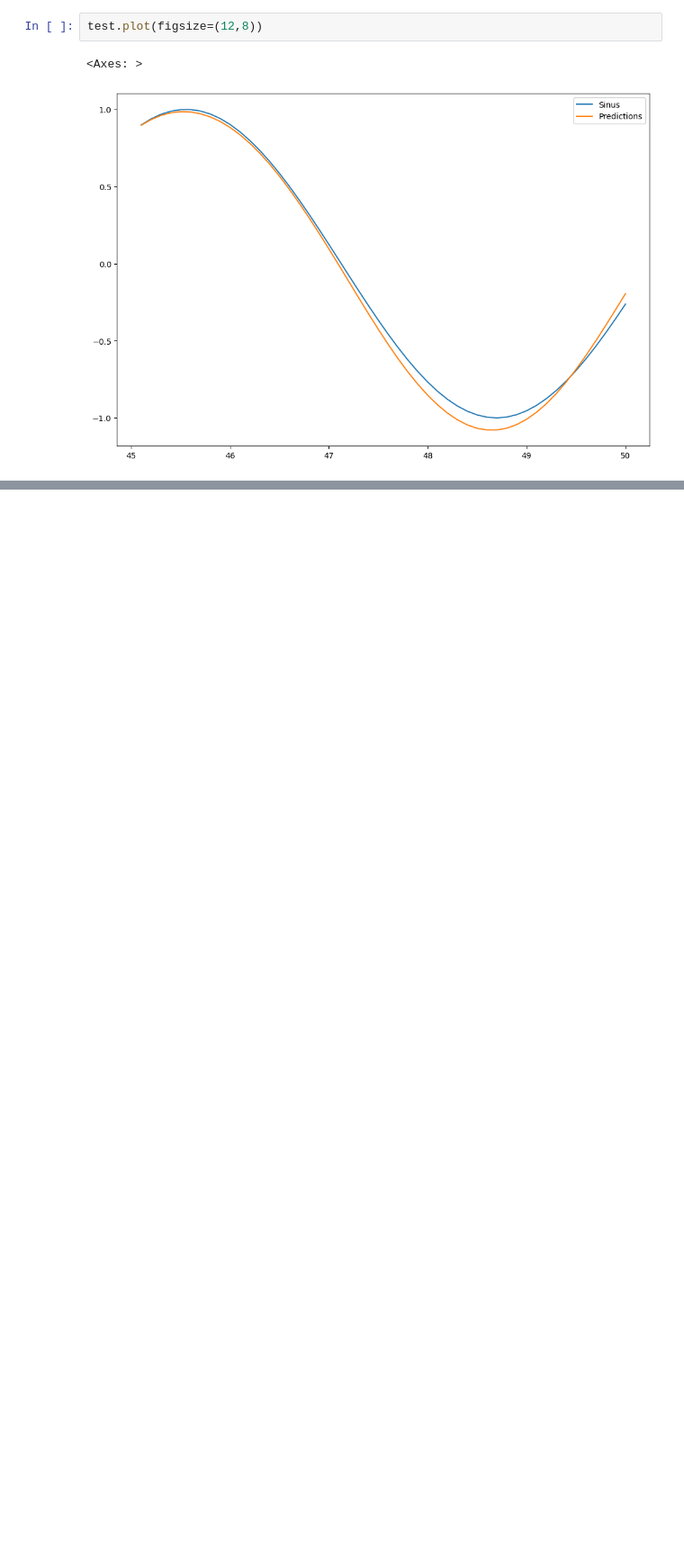
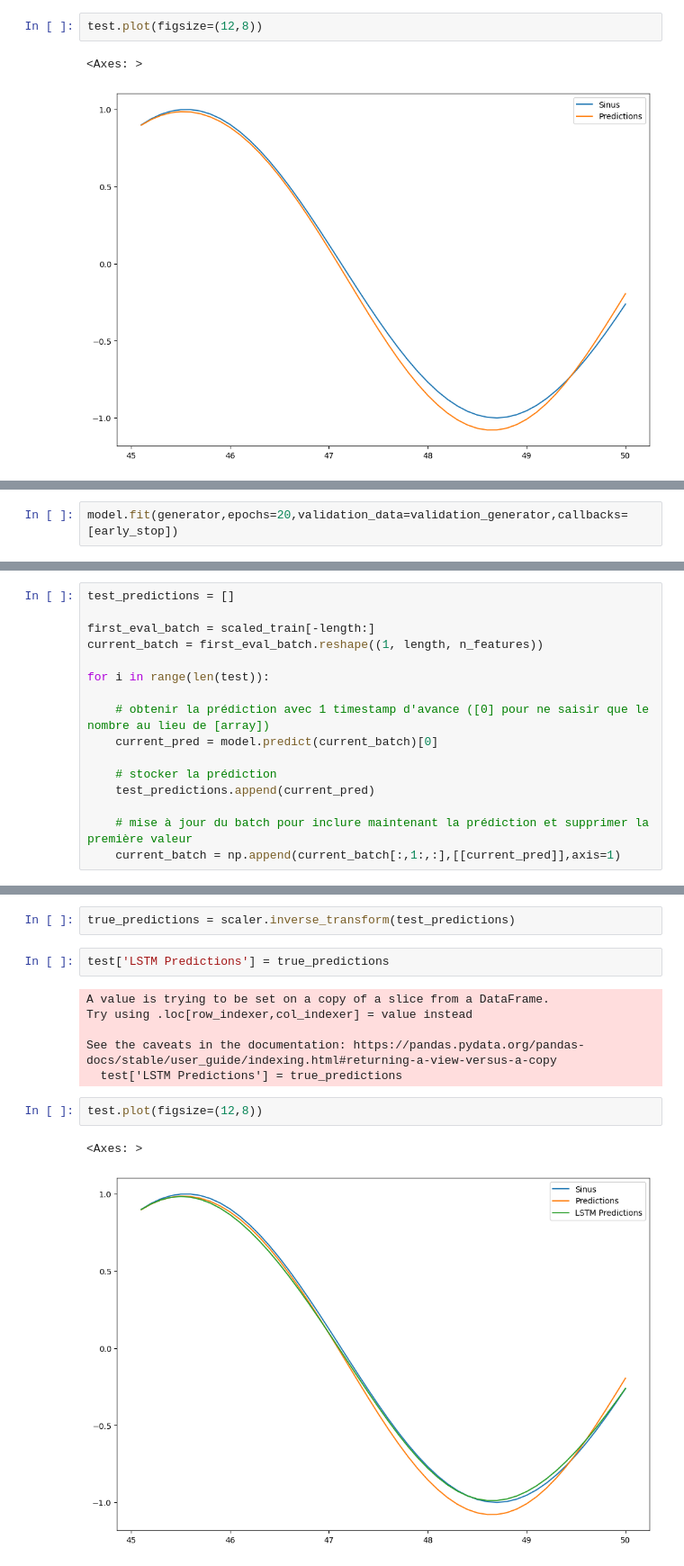
Before and after one commit to mouminaa/RNN, a Jupyter notebook: RNN.ipynb, the cells around one changed output, grey strips where cells are left out. Shown at 90% size. Saved outputs shown, nothing was run; the diff lists cells and outputs as text; blank space fills up the shorter version.

```diff
--- a/RNN.ipynb
+++ b/RNN.ipynb
@@ -408,0 +435,2 @@ test.plot(figsize=(12,8))
+# %%
+model.fit(generator,epochs=20,validation_data=validation_generator,callbacks=[early_stop])
@@ -408,0 +445,16 @@ test.plot(figsize=(12,8))
+# %%
+test_predictions = []
+
+first_eval_batch = scaled_train[-length:]
+current_batch = first_eval_batch.reshape((1, length, n_features))
+
+for i in range(len(test)):
+
+    # obtenir la prédiction avec 1 timestamp d'avance ([0] pour ne saisir que le nombre au lieu de [array])
+    current_pred = model.predict(current_batch)[0]
+
+    # stocker la prédiction
+    test_predictions.append(current_pred)
+
+    # mise à jour du batch pour inclure maintenant la prédiction et supprimer la première valeur
+    current_batch = np.append(current_batch[:,1:,:],[[current_pred]],axis=1)
@@ -408,0 +479,15 @@ test.plot(figsize=(12,8))
+# %%
+true_predictions = scaler.inverse_transform(test_predictions)
+# %%
+test['LSTM Predictions'] = true_predictions
+# %% [output]
+A value is trying to be set on a copy of a slice from a DataFrame.
+Try using .loc[row_indexer,col_indexer] = value instead
+
+See the caveats in the documentation: https://pandas.pydata.org/pandas-docs/stable/user_guide/indexing.html#returning-a-view-versus-a-copy
+  test['LSTM Predictions'] = true_predictions
+# %%
+test.plot(figsize=(12,8))
+# %% [output]
+<Axes: >
+[figure, added]
```
Also changed, not shown: parts of 25 cells of this notebook.
